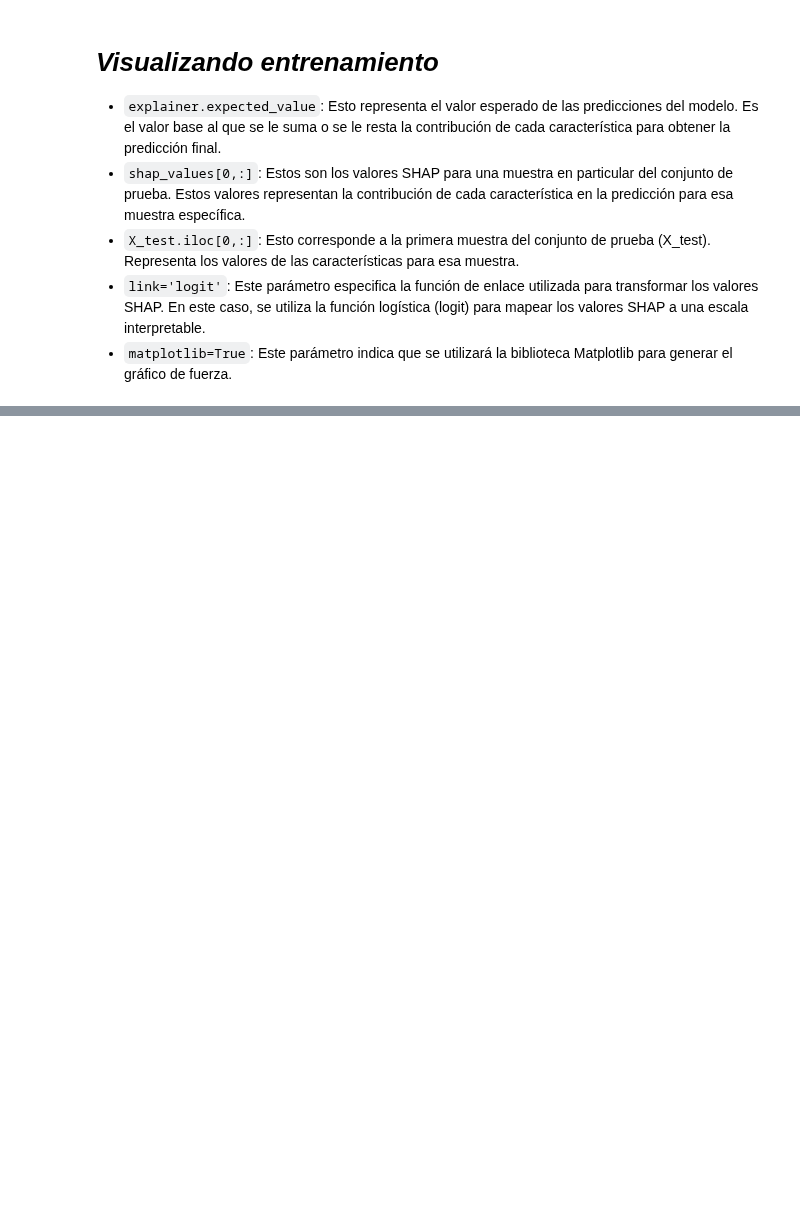
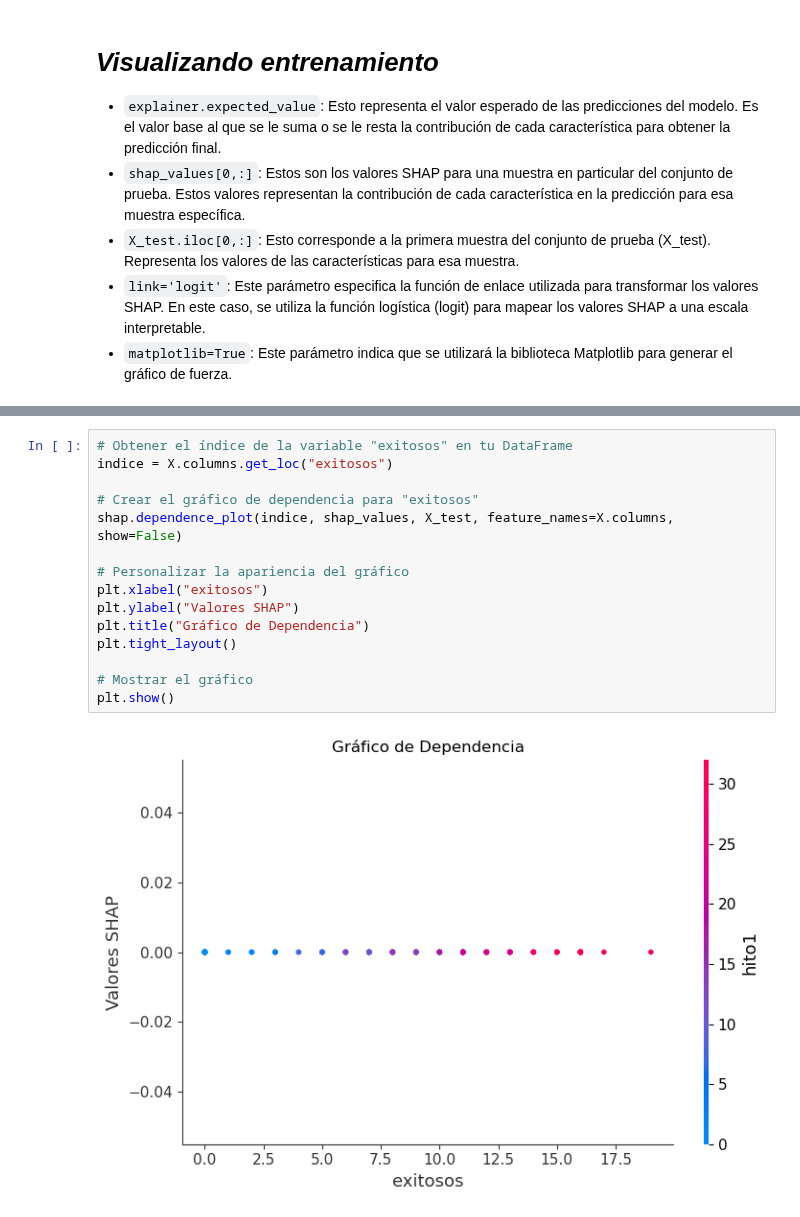
Before and after one commit to tonporaqui/tesis, a Jupyter notebook: jupyter_notebook/notebooks/shap_lr.ipynb, the cells around one changed output, grey strips where cells are left out. Drawn from its saved outputs; the diff is of its cells as text; blank space fills up the shorter version.

```diff
--- a/jupyter_notebook/notebooks/shap_lr.ipynb
+++ b/jupyter_notebook/notebooks/shap_lr.ipynb
@@ -326,0 +293,17 @@ plt.show()
+# %%
+# Obtener el índice de la variable "exitosos" en tu DataFrame
+indice = X.columns.get_loc("exitosos")
+
+# Crear el gráfico de dependencia para "exitosos"
+shap.dependence_plot(indice, shap_values, X_test, feature_names=X.columns, show=False)
+
+# Personalizar la apariencia del gráfico
+plt.xlabel("exitosos")
+plt.ylabel("Valores SHAP")
+plt.title("Gráfico de Dependencia")
+plt.tight_layout()
+
+# Mostrar el gráfico
+plt.show()
+# %% [output]
+[figure, added]
```
Also changed, not shown: parts of 23 cells of this notebook, 4 other files.
